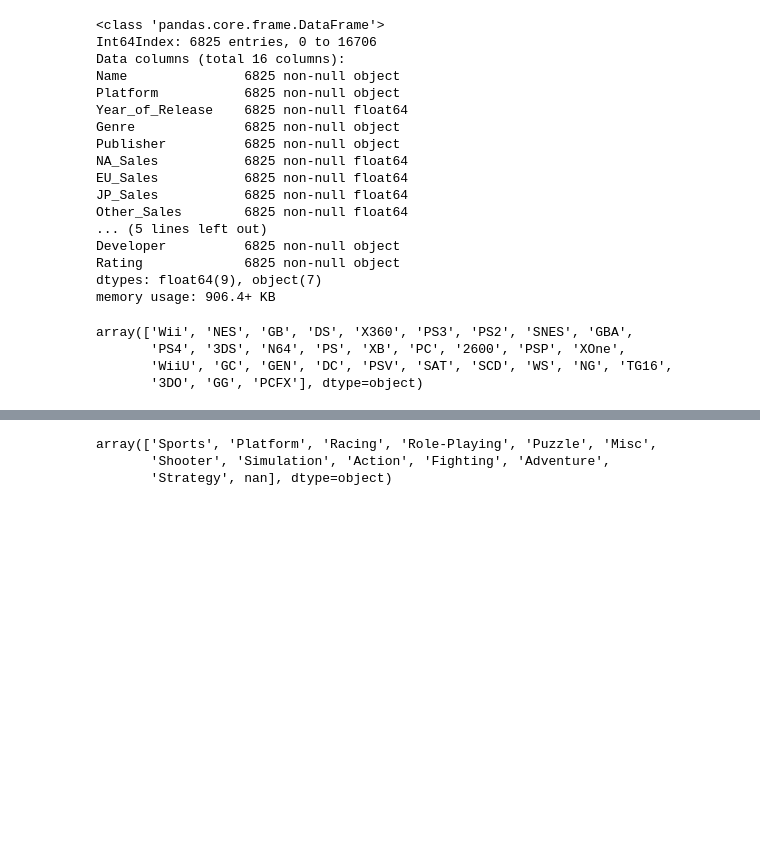
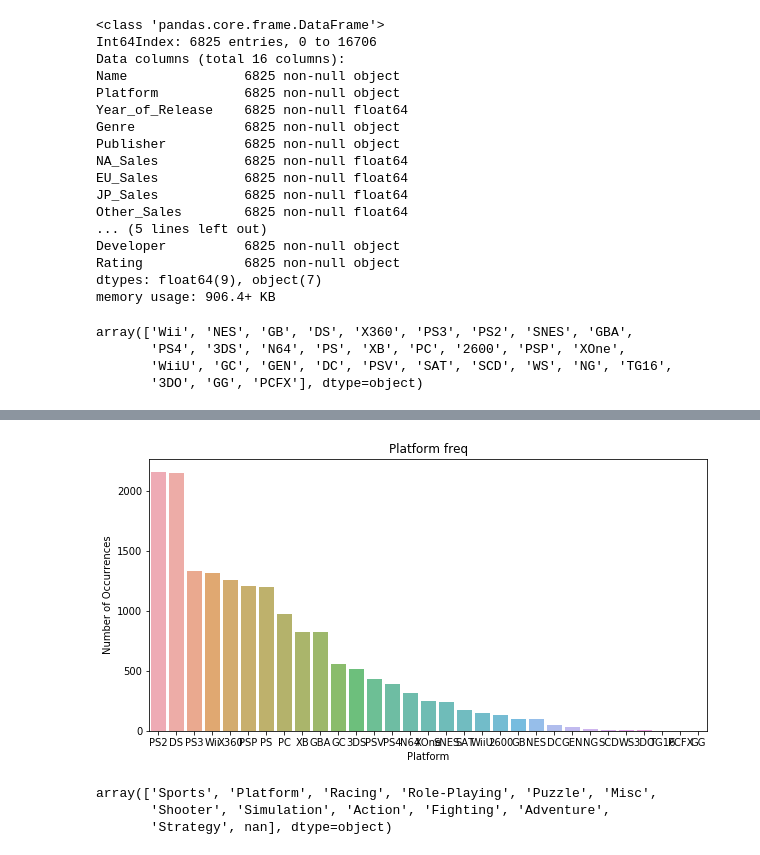
Before and after one commit to sherry9788/STATS131_Final, a Jupyter notebook: Final Project Xuening_Wang.ipynb, the cells around one changed output, grey strips where cells are left out. Saved outputs shown, nothing was run; the diff lists cells and outputs as text; code cells hidden in the pictures; blank space fills up the shorter version.

```diff
--- a/Final Project Xuening_Wang.ipynb
+++ b/Final Project Xuening_Wang.ipynb
@@ -95,0 +108,3 @@ array(['Wii', 'NES', 'GB', 'DS', 'X360', 'PS3', 'PS2', 'SNES', 'GBA',
+# %%
+platform = df.Platform.value_counts()
+print(platform)
@@ -96,3 +129,12 @@ array(['Wii', 'NES', 'GB', 'DS', 'X360', 'PS3', 'PS2', 'SNES', 'GBA',
+# %%
+plt.figure(figsize=(10,5))
+sns.barplot(platform.index, platform.values, alpha=0.8)
+plt.title('Platform freq')
+plt.ylabel('Number of Occurrences')
+plt.xlabel('Platform')
+plt.show()
+# %% [output]
+[figure, added]
 # %%
 df.Genre.unique()
 # %% [output]
```
Also changed, not shown: parts of 12 cells of this notebook.
